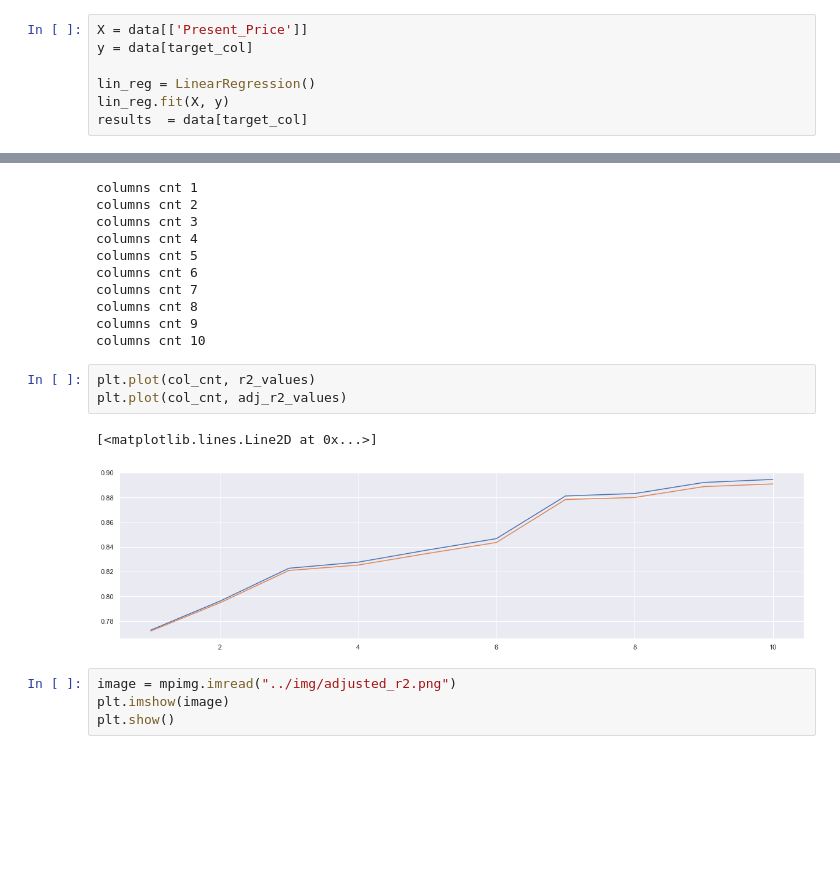
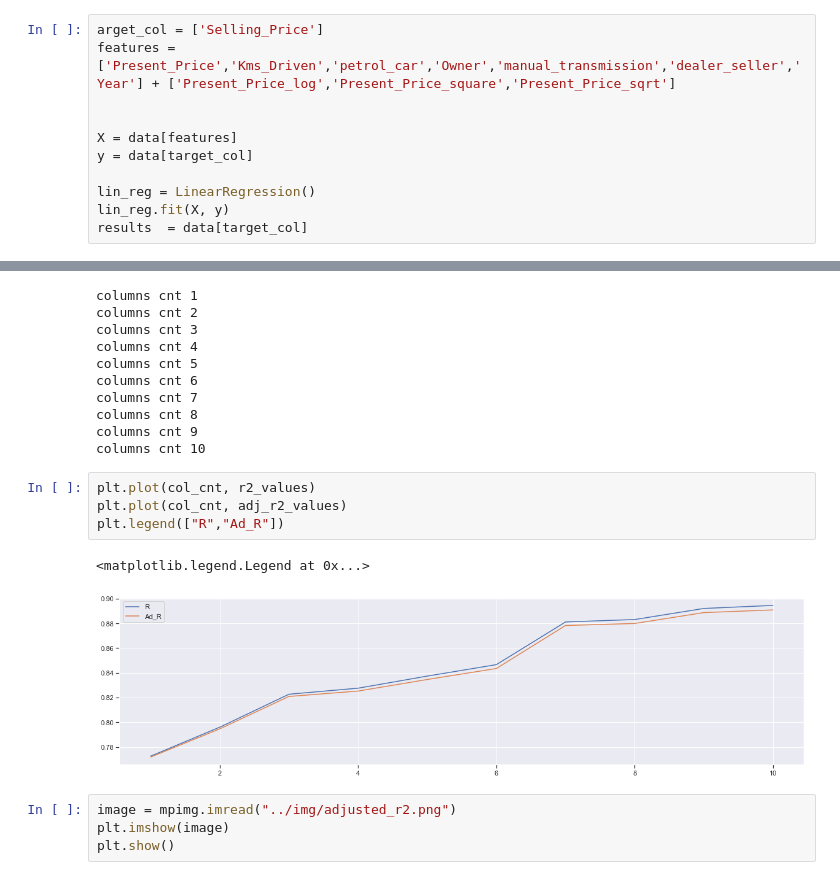
Before and after one commit to skg01/Coaching_ML, a Jupyter notebook: Linear_Regression/code/Linear_Regression.ipynb, the cells around one changed output, grey strips where cells are left out. Saved outputs shown, nothing was run; the diff lists cells and outputs as text; blank space fills up the shorter version.

```diff
--- a/Linear_Regression/code/Linear_Regression.ipynb
+++ b/Linear_Regression/code/Linear_Regression.ipynb
@@ -214,7 +214,11 @@ plt.show()
 # %% [output]
 [figure]
 # %%
-X = data[['Present_Price']]
+arget_col = ['Selling_Price']
+features = ['Present_Price','Kms_Driven','petrol_car','Owner','manual_transmission','dealer_seller','Year'] + ['Present_Price_log','Present_Price_square','Present_Price_sqrt']
+
+
+X = data[features]
 y = data[target_col]
 
 lin_reg = LinearRegression()
@@ -309,9 +324,10 @@ columns cnt 10
 # %%
 plt.plot(col_cnt, r2_values)
 plt.plot(col_cnt, adj_r2_values)
+plt.legend(["R","Ad_R"])
 # %% [output]
-[<matplotlib.lines.Line2D at 0x...>]
+<matplotlib.legend.Legend at 0x...>
-[figure, old version]
+[figure, new version]
 # %%
 image = mpimg.imread("../img/adjusted_r2.png")
 plt.imshow(image)
```
Also changed, not shown: parts of 5 cells of this notebook, 5 other files.
